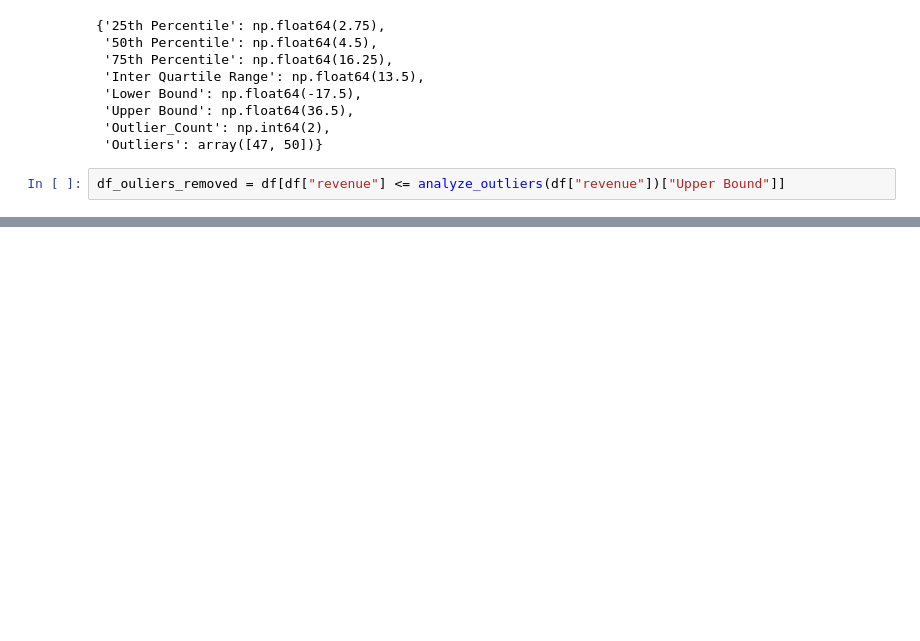
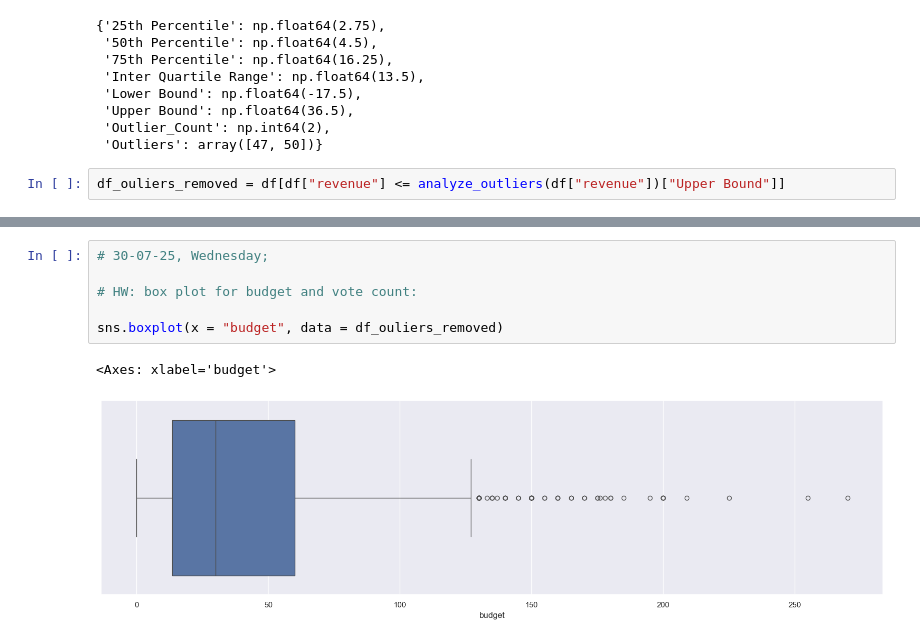
Before and after one commit to mjshubham21/Python_DA, a Jupyter notebook: Json Classes/data/pandas2.ipynb, the cells around one changed output, grey strips where cells are left out. Saved outputs shown, nothing was run; the diff lists cells and outputs as text; blank space fills up the shorter version.

Commit message:
data cleaning part and more charts in matplotlib and seaborn.

```diff
--- a/Json Classes/data/pandas2.ipynb
+++ b/Json Classes/data/pandas2.ipynb
@@ -580,3 +580,12 @@ df_ouliers_removed.describe()
 | 50% | 45107.000000 | 30.000000 | 22.000000 | 74.900000 | 6.400000 | 546.000000 | 2004.000000 | 37.000000 | ... |
 | 75% | 46025.000000 | 60.000000 | 38.000000 | 162.000000 | 6.900000 | 1205.000000 | 2009.000000 | 107.710000 | ... |
 | max | 48395.000000 | 270.000000 | 434.000000 | 429.630000 | 8.300000 | 10099.000000 | 2016.000000 | 387.800000 | ... |
+# %%
+# 30-07-25, Wednesday;
+
+# HW: box plot for budget and vote count:
+
+sns.boxplot(x = "budget", data = df_ouliers_removed)
+# %% [output]
+<Axes: xlabel='budget'>
+[figure, added]
```
Also changed, not shown: parts of 18 cells of this notebook.
